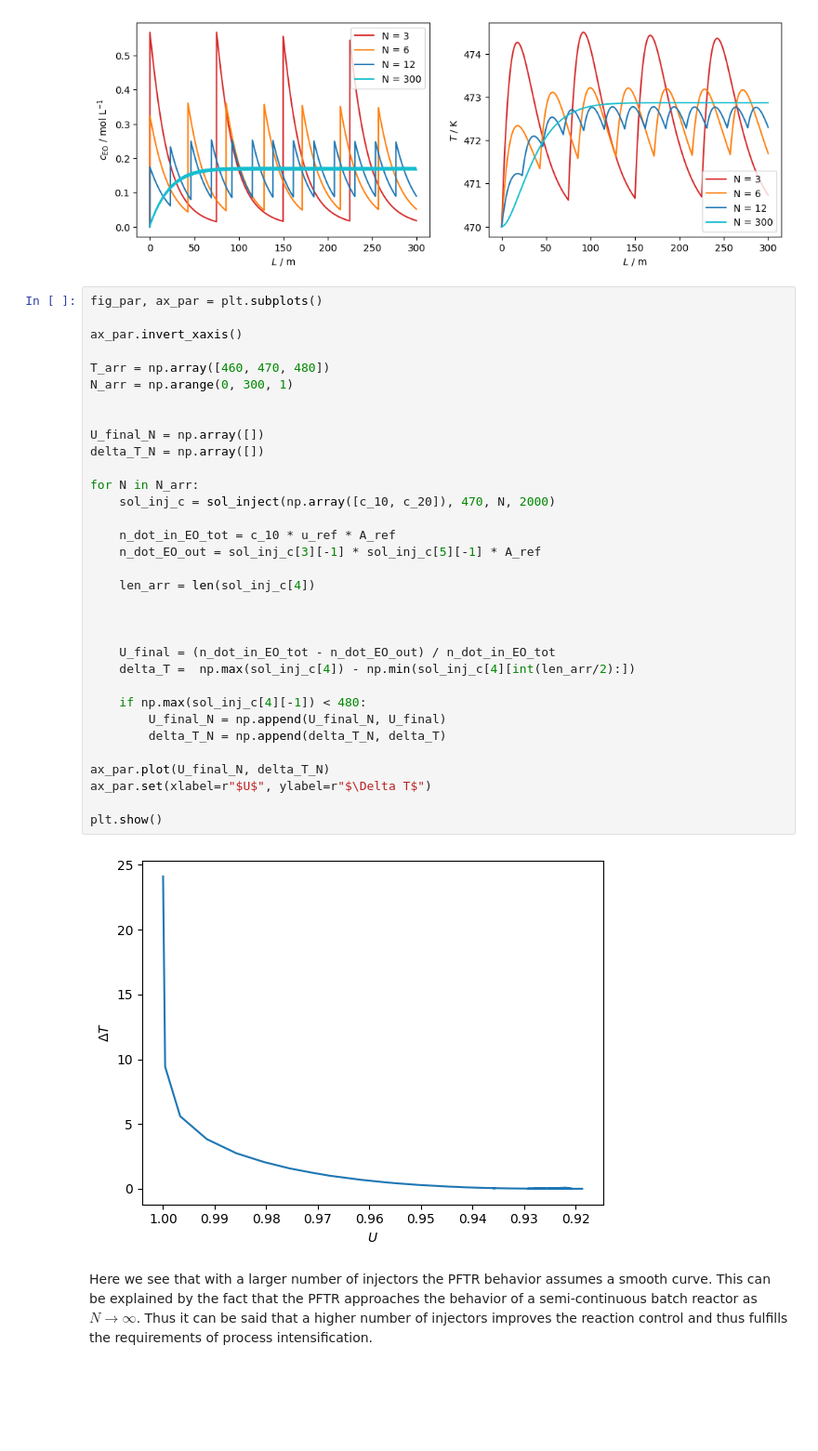
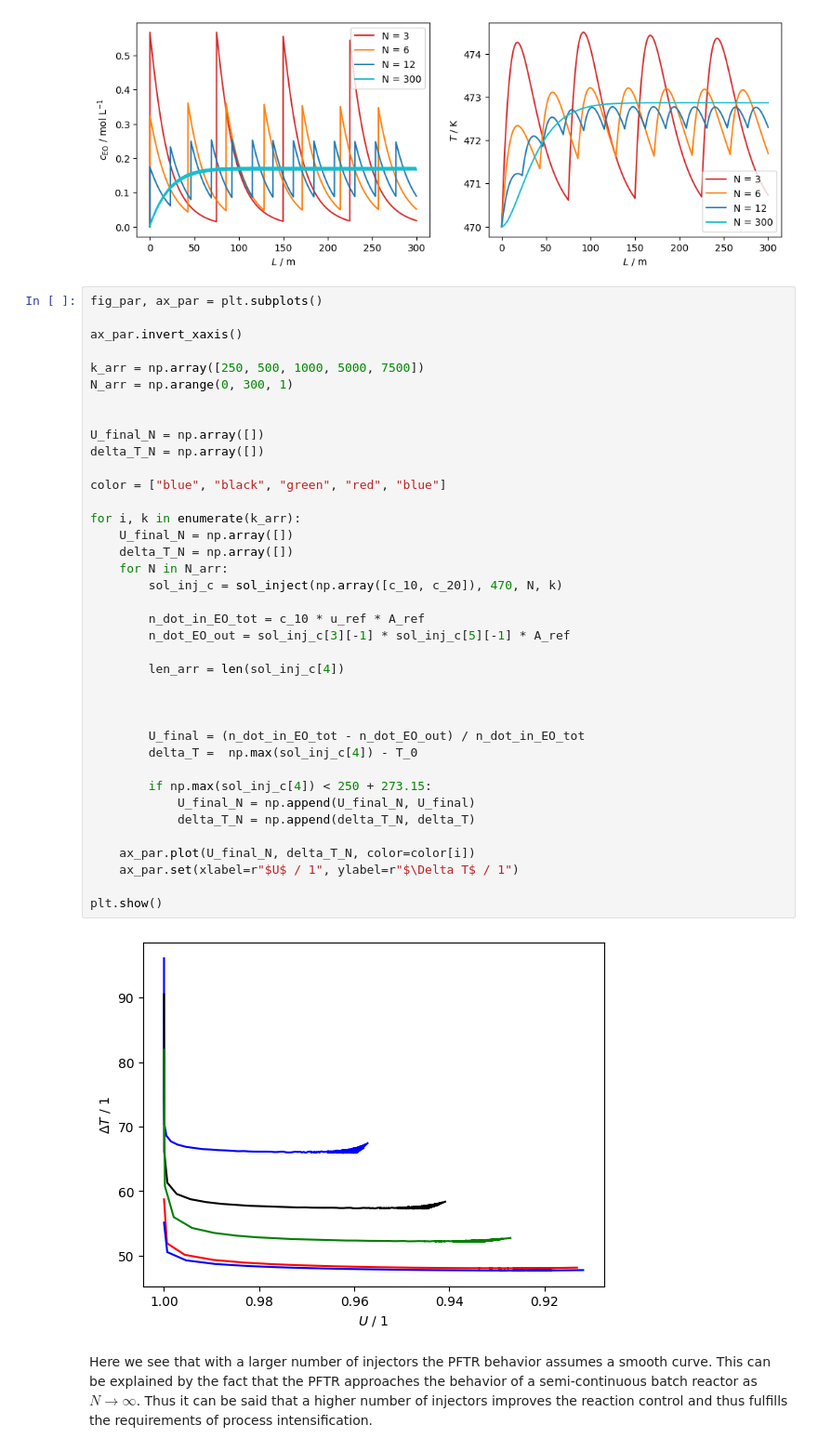
Before and after one commit to SirHenry1st/CRE_3, a Jupyter notebook: Assignment 3/CRE3_assignment_3_NoahsMarkdown.ipynb, the cells around one changed output. Shown at 93% size. Drawn from its saved outputs; the diff is of its cells as text; blank space fills up the shorter version.

```diff
--- a/Assignment 3/CRE3_assignment_3_NoahsMarkdown.ipynb
+++ b/Assignment 3/CRE3_assignment_3_NoahsMarkdown.ipynb
@@ -618,37 +798,42 @@ plt.show()
 # %%
 fig_par, ax_par = plt.subplots()
 
 ax_par.invert_xaxis()
 
-T_arr = np.array([460, 470, 480])
+k_arr = np.array([250, 500, 1000, 5000, 7500])
 N_arr = np.arange(0, 300, 1)
 
 
 U_final_N = np.array([])
 delta_T_N = np.array([])
 
-for N in N_arr:
-    sol_inj_c = sol_inject(np.array([c_10, c_20]), 470, N, 2000)
+color = ["blue", "black", "green", "red", "blue"]
 
-    n_dot_in_EO_tot = c_10 * u_ref * A_ref
-    n_dot_EO_out = sol_inj_c[3][-1] * sol_inj_c[5][-1] * A_ref
+for i, k in enumerate(k_arr):
+    U_final_N = np.array([])
+    delta_T_N = np.array([])
+    for N in N_arr:
+        sol_inj_c = sol_inject(np.array([c_10, c_20]), 470, N, k)
 
-    len_arr = len(sol_inj_c[4])
+        n_dot_in_EO_tot = c_10 * u_ref * A_ref
+        n_dot_EO_out = sol_inj_c[3][-1] * sol_inj_c[5][-1] * A_ref
+
+        len_arr = len(sol_inj_c[4])
 
 
 
-    U_final = (n_dot_in_EO_tot - n_dot_EO_out) / n_dot_in_EO_tot
-    delta_T =  np.max(sol_inj_c[4]) - np.min(sol_inj_c[4][int(len_arr/2):])
+        U_final = (n_dot_in_EO_tot - n_dot_EO_out) / n_dot_in_EO_tot
+        delta_T =  np.max(sol_inj_c[4]) - T_0
 
-    if np.max(sol_inj_c[4][-1]) < 480:
-        U_final_N = np.append(U_final_N, U_final)
-        delta_T_N = np.append(delta_T_N, delta_T)
+        if np.max(sol_inj_c[4]) < 250 + 273.15:
+            U_final_N = np.append(U_final_N, U_final)
+            delta_T_N = np.append(delta_T_N, delta_T)
 
-ax_par.plot(U_final_N, delta_T_N)
-ax_par.set(xlabel=r"$U$", ylabel=r"$\Delta T$")
+    ax_par.plot(U_final_N, delta_T_N, color=color[i])
+    ax_par.set(xlabel=r"$U$ / 1", ylabel=r"$\Delta T$ / 1")
 
 plt.show()
 # %% [output]
-[figure, old version]
+[figure, new version]
 # %% [markdown]
 Here we see that with a larger number of injectors the PFTR behavior assumes a smooth curve. This can be explained by the fact that the PFTR approaches the behavior of a semi-continuous batch reactor as $N \to \infty$. Thus it can be said that a higher number of injectors improves the reaction control and thus fulfills the requirements of process intensification.
```
Also changed, not shown: parts of 2 cells of this notebook.
